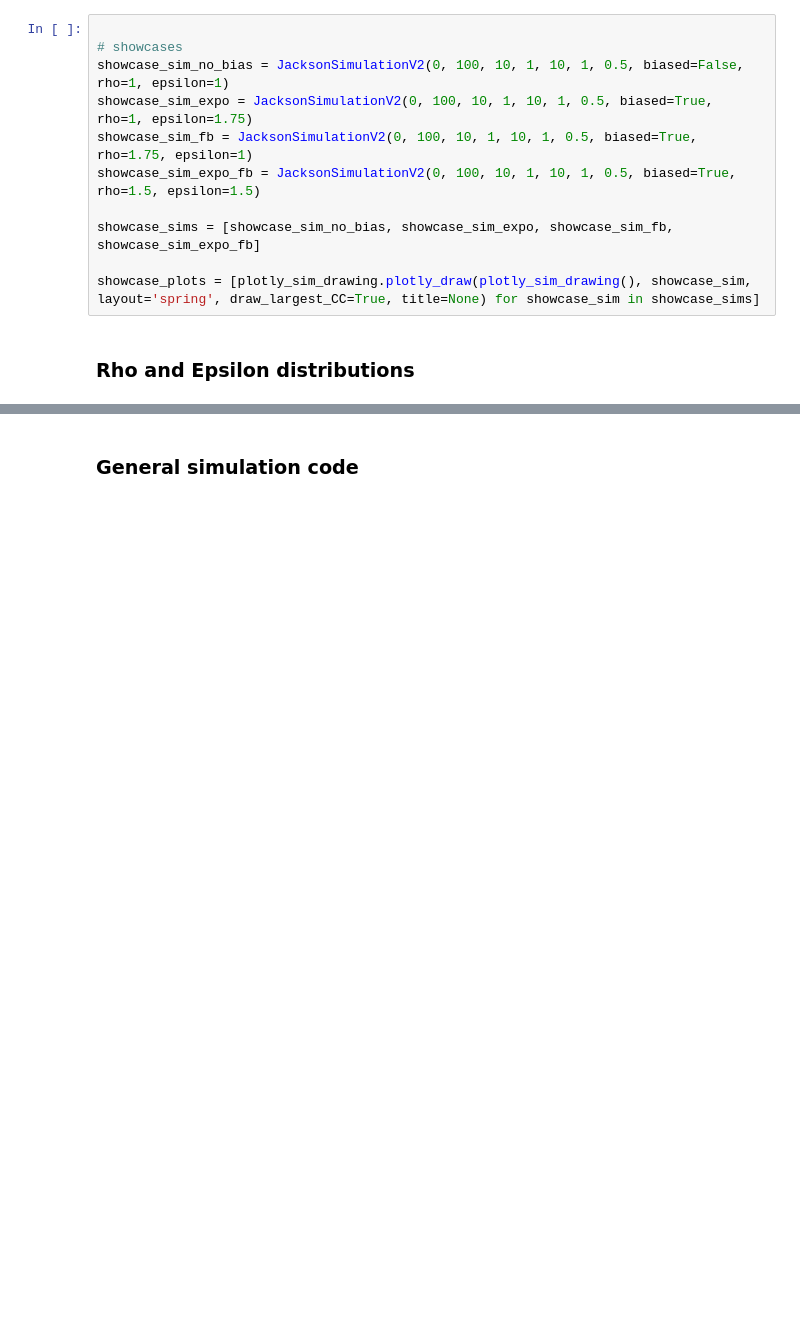
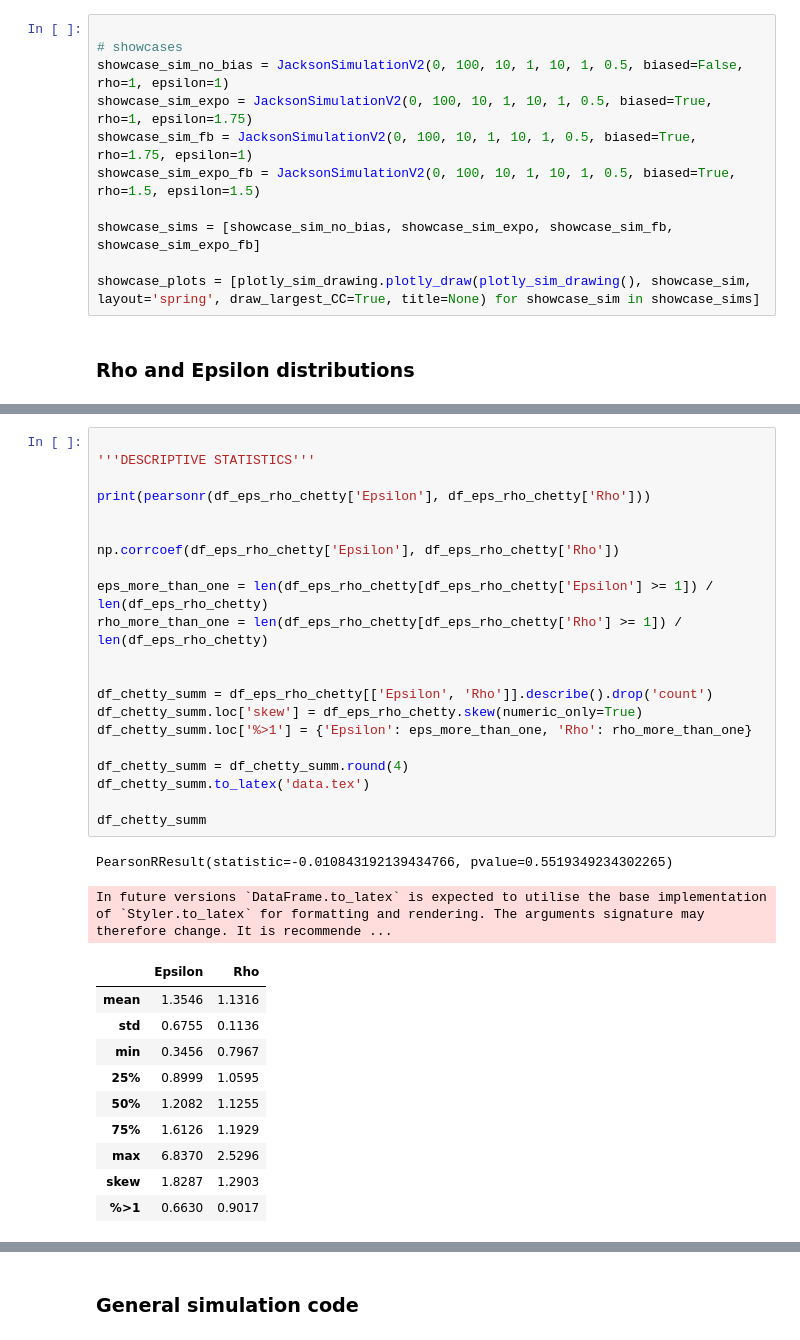
Before and after one commit to RassssD/Diss-model, a Jupyter notebook: Diss_work.ipynb, the cells around one changed output, grey strips where cells are left out. Drawn from its saved outputs; the diff is of its cells as text; blank space fills up the shorter version.

```diff
--- a/Diss_work.ipynb
+++ b/Diss_work.ipynb
@@ -181,3 +154,37 @@ p-value may not be accurate for N > 5000.
+# %%
+
+'''DESCRIPTIVE STATISTICS'''
+
+print(pearsonr(df_eps_rho_chetty['Epsilon'], df_eps_rho_chetty['Rho']))
+
+
+np.corrcoef(df_eps_rho_chetty['Epsilon'], df_eps_rho_chetty['Rho'])
+
+eps_more_than_one = len(df_eps_rho_chetty[df_eps_rho_chetty['Epsilon'] >= 1]) / len(df_eps_rho_chetty)
+rho_more_than_one = len(df_eps_rho_chetty[df_eps_rho_chetty['Rho'] >= 1]) / len(df_eps_rho_chetty)
+
+
+df_chetty_summ = df_eps_rho_chetty[['Epsilon', 'Rho']].describe().drop('count')
+df_chetty_summ.loc['skew'] = df_eps_rho_chetty.skew(numeric_only=True)
+df_chetty_summ.loc['%>1'] = {'Epsilon': eps_more_than_one, 'Rho': rho_more_than_one}
+
+df_chetty_summ = df_chetty_summ.round(4)
+df_chetty_summ.to_latex('data.tex')
+
+df_chetty_summ
+# %% [output]
+PearsonRResult(statistic=-0.010843192139434766, pvalue=0.5519349234302265)
+In future versions `DataFrame.to_latex` is expected to utilise the base implementation of `Styler.to_latex` for formatting and rendering. The arguments signature may therefore change. It is recommende ...
+|  | Epsilon | Rho |
+| mean | 1.3546 | 1.1316 |
+| std | 0.6755 | 0.1136 |
+| min | 0.3456 | 0.7967 |
+| 25% | 0.8999 | 1.0595 |
+| 50% | 1.2082 | 1.1255 |
+| 75% | 1.6126 | 1.1929 |
+| max | 6.8370 | 2.5296 |
+| skew | 1.8287 | 1.2903 |
+| %>1 | 0.6630 | 0.9017 |
 # %%
 
 '''FIGURES'''
```
Also changed, not shown: parts of 7 cells of this notebook, 4 other files.
